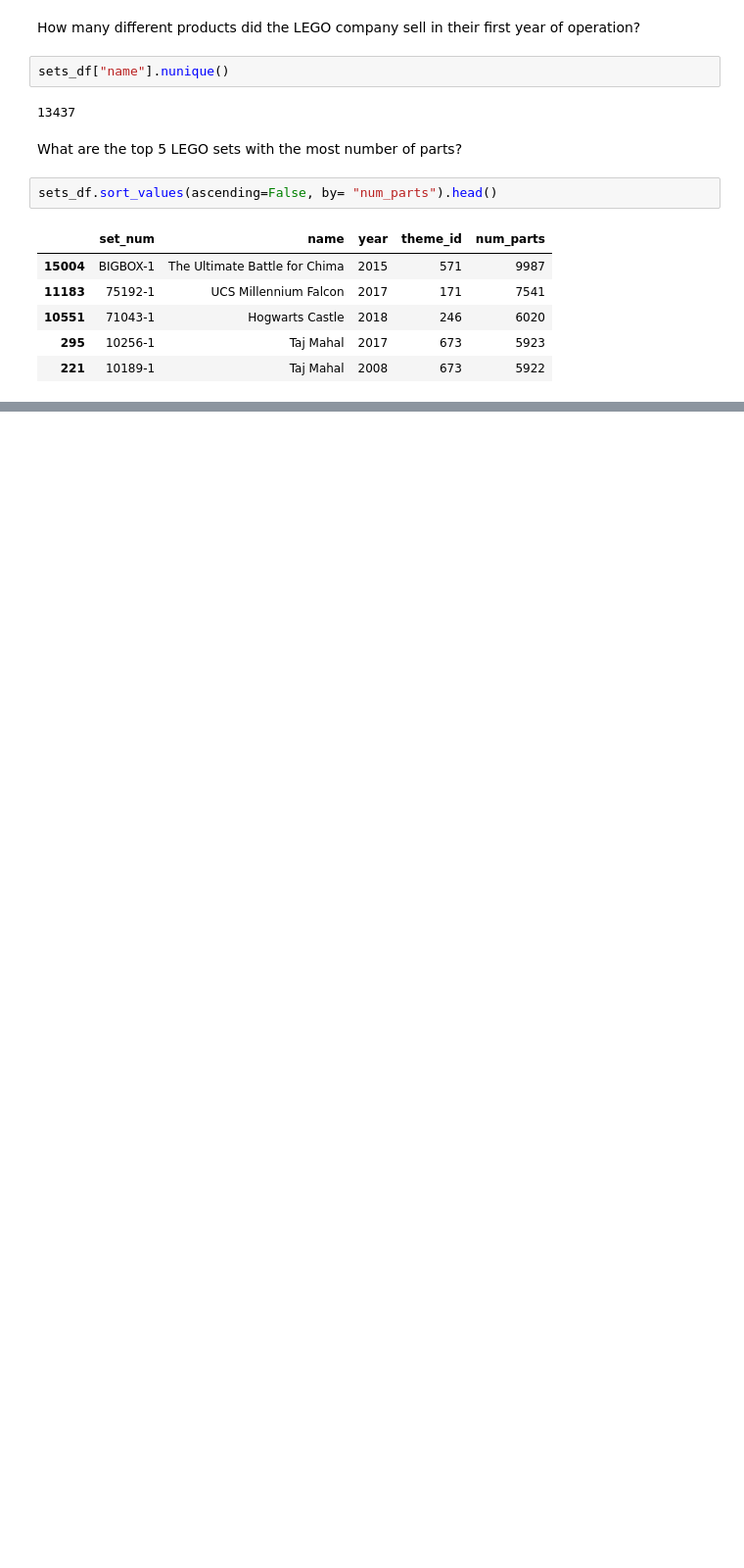
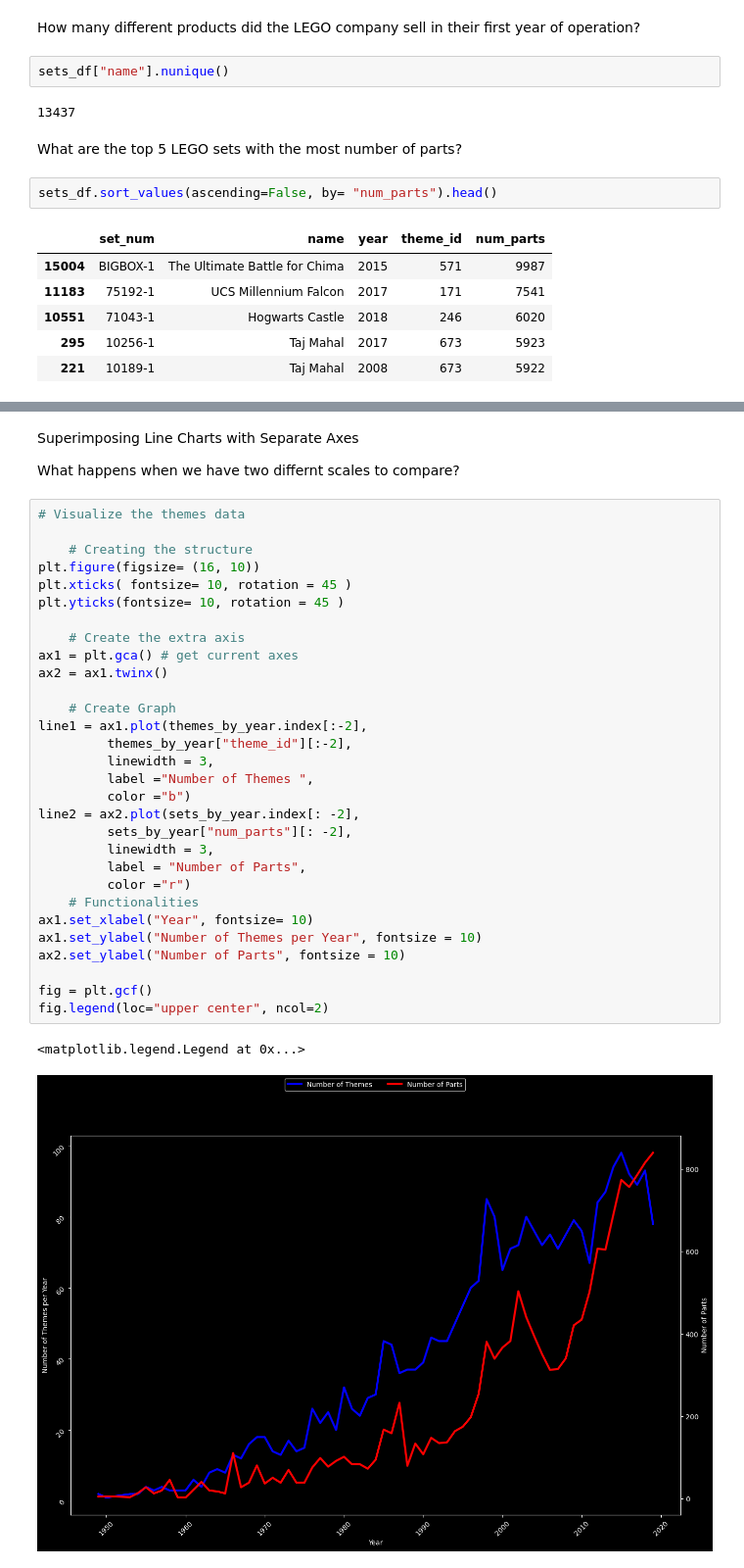
Before and after one commit to shane-221/Python_Basics, a Jupyter notebook: 09_Advanced-Data_Analysis(Pandas-Plotly-Seaborn)/74_Day_74_Advanced_Functions_pandas/main.ipynb, the cells around one changed output, grey strips where cells are left out. Shown at 98% size. Drawn from its saved outputs; the diff is of its cells as text; blank space fills up the shorter version.

```diff
--- a/09_Advanced-Data_Analysis(Pandas-Plotly-Seaborn)/74_Day_74_Advanced_Functions_pandas/main.ipynb
+++ b/09_Advanced-Data_Analysis(Pandas-Plotly-Seaborn)/74_Day_74_Advanced_Functions_pandas/main.ipynb
@@ -113,0 +182,37 @@ _
+# %% [markdown]
+Superimposing Line Charts with Separate Axes
+
+What happens when we have two differnt scales to compare?
+# %%
+# Visualize the themes data
+
+    # Creating the structure
+plt.figure(figsize= (16, 10))
+plt.xticks( fontsize= 10, rotation = 45 )
+plt.yticks(fontsize= 10, rotation = 45 )
+
+    # Create the extra axis
+ax1 = plt.gca() # get current axes
+ax2 = ax1.twinx()
+
+    # Create Graph
+line1 = ax1.plot(themes_by_year.index[:-2],
+         themes_by_year["theme_id"][:-2],
+         linewidth = 3,
+         label ="Number of Themes ",
+         color ="b")
+line2 = ax2.plot(sets_by_year.index[: -2],
+         sets_by_year["num_parts"][: -2],
+         linewidth = 3,
+         label = "Number of Parts",
+         color ="r")
+    # Functionalities
+ax1.set_xlabel("Year", fontsize= 10)
+ax1.set_ylabel("Number of Themes per Year", fontsize = 10)
+ax2.set_ylabel("Number of Parts", fontsize = 10)
+
+fig = plt.gcf()
+fig.legend(loc="upper center", ncol=2)
+# %% [output]
+<matplotlib.legend.Legend at 0x...>
+[figure, added]
```
Also changed, not shown: parts of 10 cells of this notebook.
